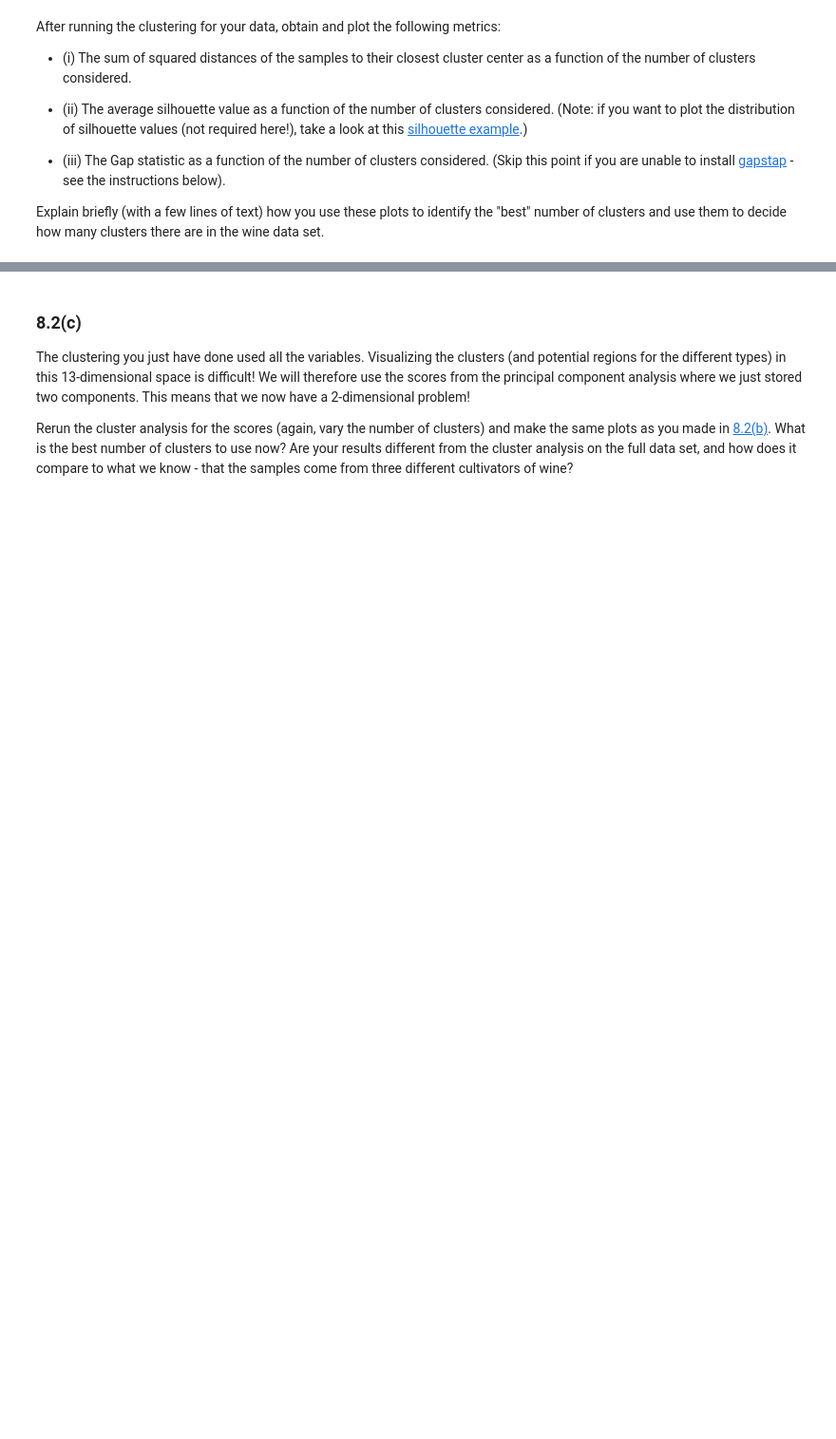
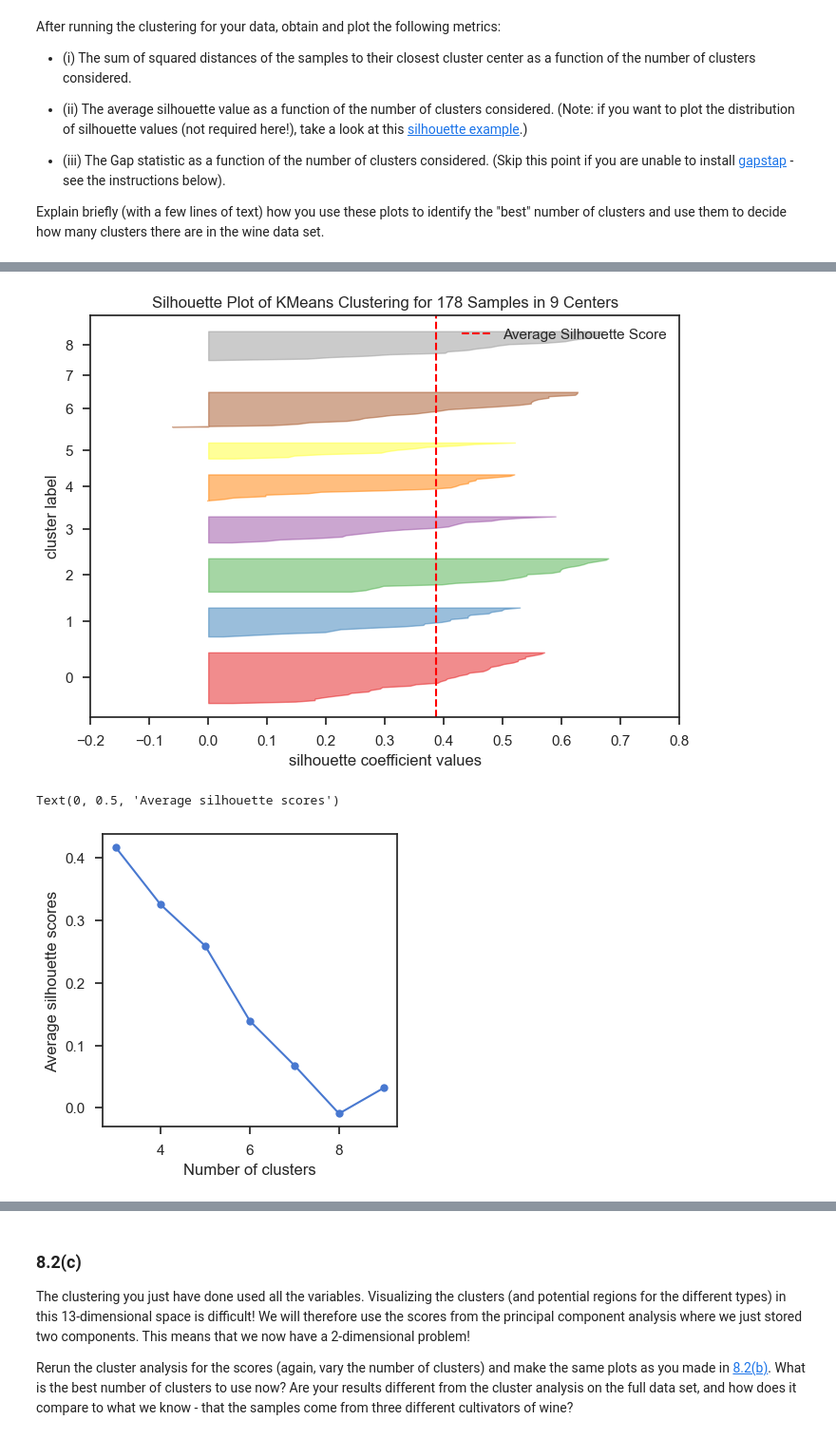
Before and after one commit to joachsob/chemometrics, a Jupyter notebook: exercises/08_Exercise_Set_8.ipynb, the cells around one changed output, grey strips where cells are left out. Shown at 95% size. Saved outputs shown, nothing was run; the diff lists cells and outputs as text; code cells hidden in the pictures; blank space fills up the shorter version.

```diff
--- a/exercises/08_Exercise_Set_8.ipynb
+++ b/exercises/08_Exercise_Set_8.ipynb
@@ -561,0 +591,29 @@ Explain briefly (with a few lines of text) how you use these plots to identify t
+# %%
+
+from yellowbrick.cluster import SilhouetteVisualizer
+# tried a method of silhouette plot, unsure aboute this
+
+cluster_k = KMeans(n_clusters=9, n_init = "auto")
+cluster_k.fit(X)
+
+model = SilhouetteVisualizer(cluster_k)
+model.fit(X)
+model.show()
+
+result1 = clusterResults[0]
+silhouettes = []
+for result in result1:
+    silhouettes.append(silhouette_score(X, labels=result.labels_))
+
+fig, ax = plt.subplots(figsize=(4,4))
+ax.plot(nClusters, silhouettes, "bo-")
+ax.set_xlabel("Number of clusters")
+ax.set_ylabel("Average silhouette scores")
+
+
+# silhouette = silhouette_score(
+#         X, result.labels_
+# %% [output]
+[figure, added]
+Text(0, 0.5, 'Average silhouette scores')
+[figure, added]
```
Also changed, not shown: parts of 17 cells of this notebook.
